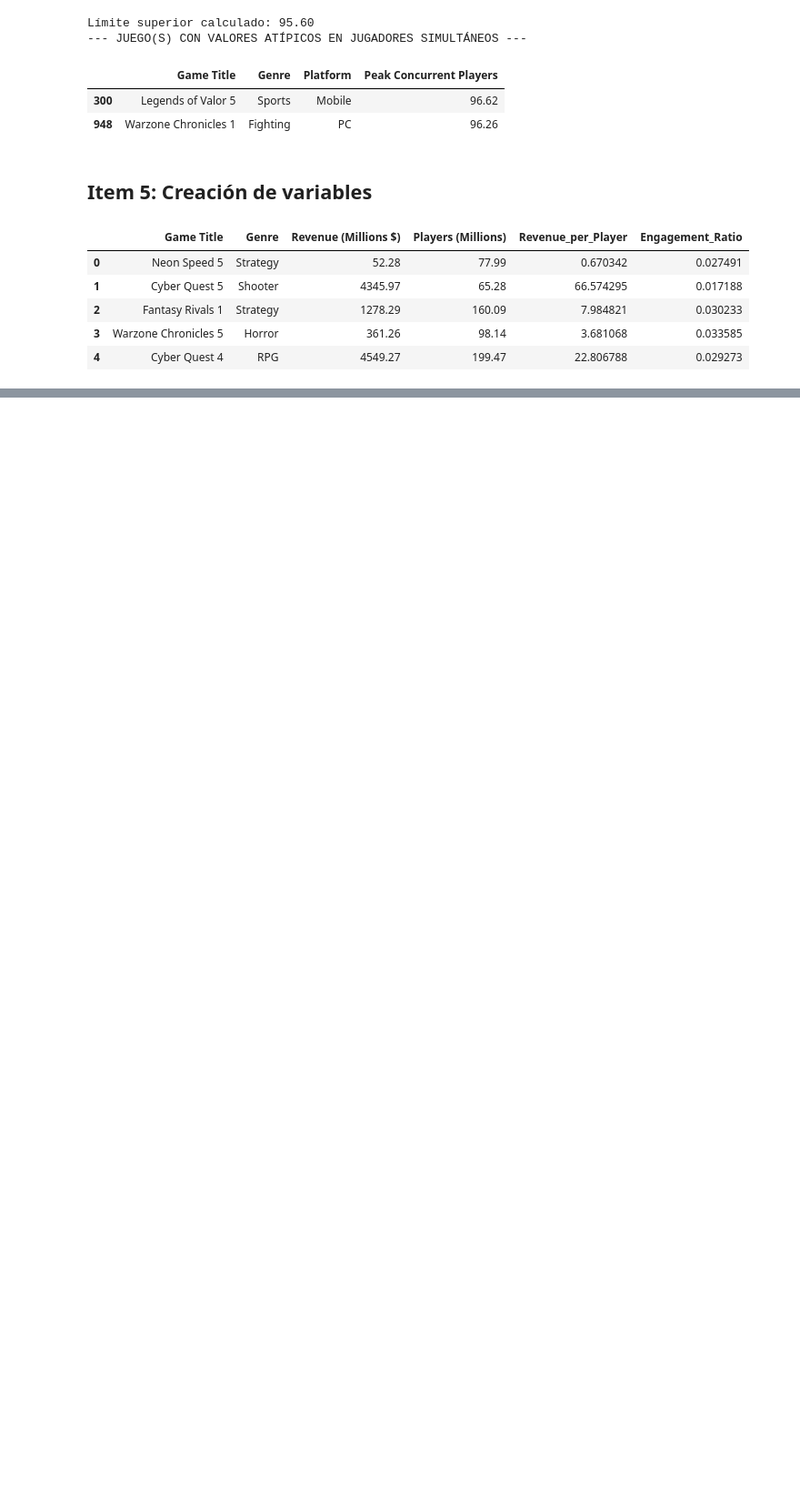
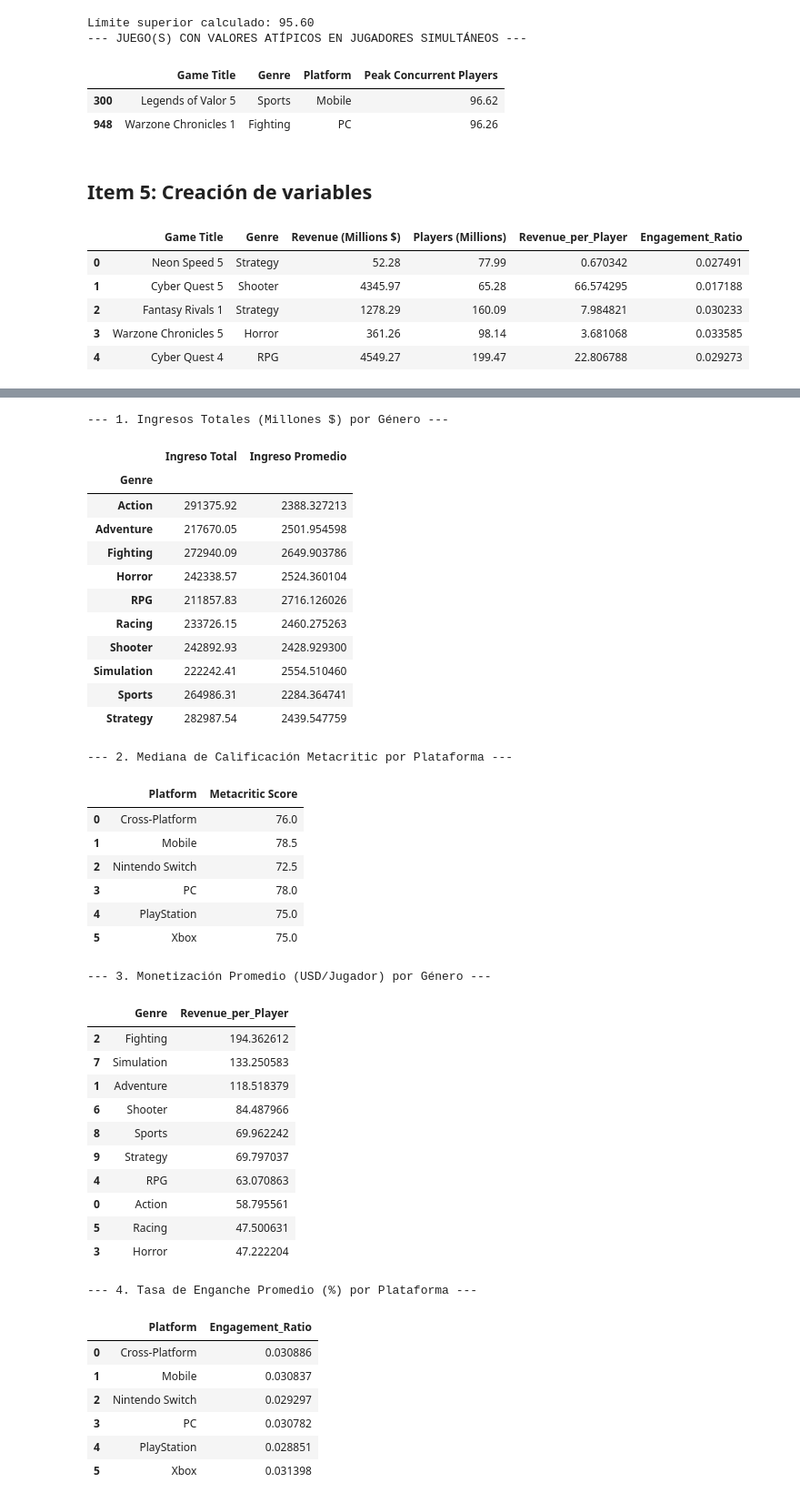
Before and after one commit to juanhp08/Proyecto-, a Jupyter notebook: cuadernos/exploracion_juan.ipynb, the cells around one changed output, grey strips where cells are left out. Shown at 91% size. Drawn from its saved outputs; the diff is of its cells as text; code cells hidden in the pictures; blank space fills up the shorter version.

Commit message:
Item 7: Agrupación con Groupby y 5 conclusiones

```diff
--- a/cuadernos/exploracion_juan.ipynb
+++ b/cuadernos/exploracion_juan.ipynb
@@ -105,0 +108,57 @@ display(df[['Game Title', 'Genre', 'Revenue (Millions $)', 'Players (Millions)',
+# %%
+print("--- 1. Ingresos Totales (Millones $) por Género ---")
+display(df.groupby('Genre')['Revenue (Millions $)'].agg(['sum', 'mean']).rename(columns={'sum': 'Ingreso Total', 'mean': 'Ingreso Promedio'}))
+
+print("\n--- 2. Mediana de Calificación Metacritic por Plataforma ---")
+display(df.groupby('Platform')['Metacritic Score'].median().reset_index())
+
+print("\n--- 3. Monetización Promedio (USD/Jugador) por Género ---")
+display(df.groupby('Genre')['Revenue_per_Player'].mean().reset_index().sort_values(by='Revenue_per_Player', ascending=False))
+
+print("\n--- 4. Tasa de Enganche Promedio (%) por Plataforma ---")
+display(df.groupby('Platform')['Engagement_Ratio'].mean().reset_index())
+
+print("\n--- 5. Máximo Pico de Jugadores Simultáneos (Miles) por Género ---")
+display(df.groupby('Genre')['Peak Concurrent Players'].max().reset_index().sort_values(by='Peak Concurrent Players', ascending=False))
+# %% [output]
+--- 1. Ingresos Totales (Millones $) por Género ---
+|  | Ingreso Total | Ingreso Promedio |
+| Genre |  |  |
+| Action | 291375.92 | 2388.327213 |
+| Adventure | 217670.05 | 2501.954598 |
+| Fighting | 272940.09 | 2649.903786 |
+| Horror | 242338.57 | 2524.360104 |
+| RPG | 211857.83 | 2716.126026 |
+| Racing | 233726.15 | 2460.275263 |
+| Shooter | 242892.93 | 2428.929300 |
+| Simulation | 222242.41 | 2554.510460 |
+| Sports | 264986.31 | 2284.364741 |
+| Strategy | 282987.54 | 2439.547759 |
+--- 2. Mediana de Calificación Metacritic por Plataforma ---
+|  | Platform | Metacritic Score |
+| 0 | Cross-Platform | 76.0 |
+| 1 | Mobile | 78.5 |
+| 2 | Nintendo Switch | 72.5 |
+| 3 | PC | 78.0 |
+| 4 | PlayStation | 75.0 |
+| 5 | Xbox | 75.0 |
+--- 3. Monetización Promedio (USD/Jugador) por Género ---
+|  | Genre | Revenue_per_Player |
+| 2 | Fighting | 194.362612 |
+| 7 | Simulation | 133.250583 |
+| 1 | Adventure | 118.518379 |
+| 6 | Shooter | 84.487966 |
+| 8 | Sports | 69.962242 |
+| 9 | Strategy | 69.797037 |
+| 4 | RPG | 63.070863 |
+| 0 | Action | 58.795561 |
+| 5 | Racing | 47.500631 |
+| 3 | Horror | 47.222204 |
+--- 4. Tasa de Enganche Promedio (%) por Plataforma ---
+|  | Platform | Engagement_Ratio |
+| 0 | Cross-Platform | 0.030886 |
+| 1 | Mobile | 0.030837 |
+| 2 | Nintendo Switch | 0.029297 |
+| 3 | PC | 0.030782 |
+| 4 | PlayStation | 0.028851 |
+| 5 | Xbox | 0.031398 |
```
Also changed, not shown: parts of 3 cells of this notebook.
